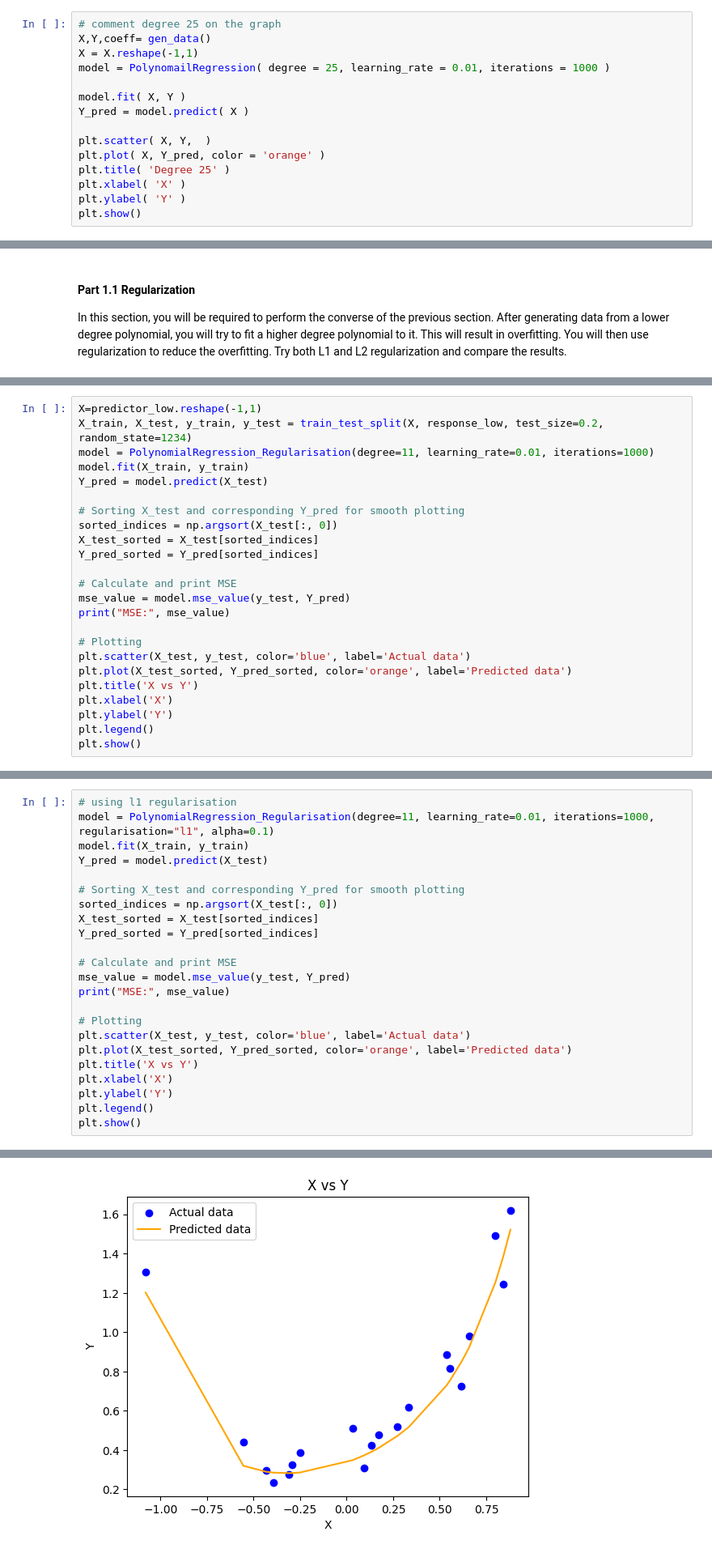
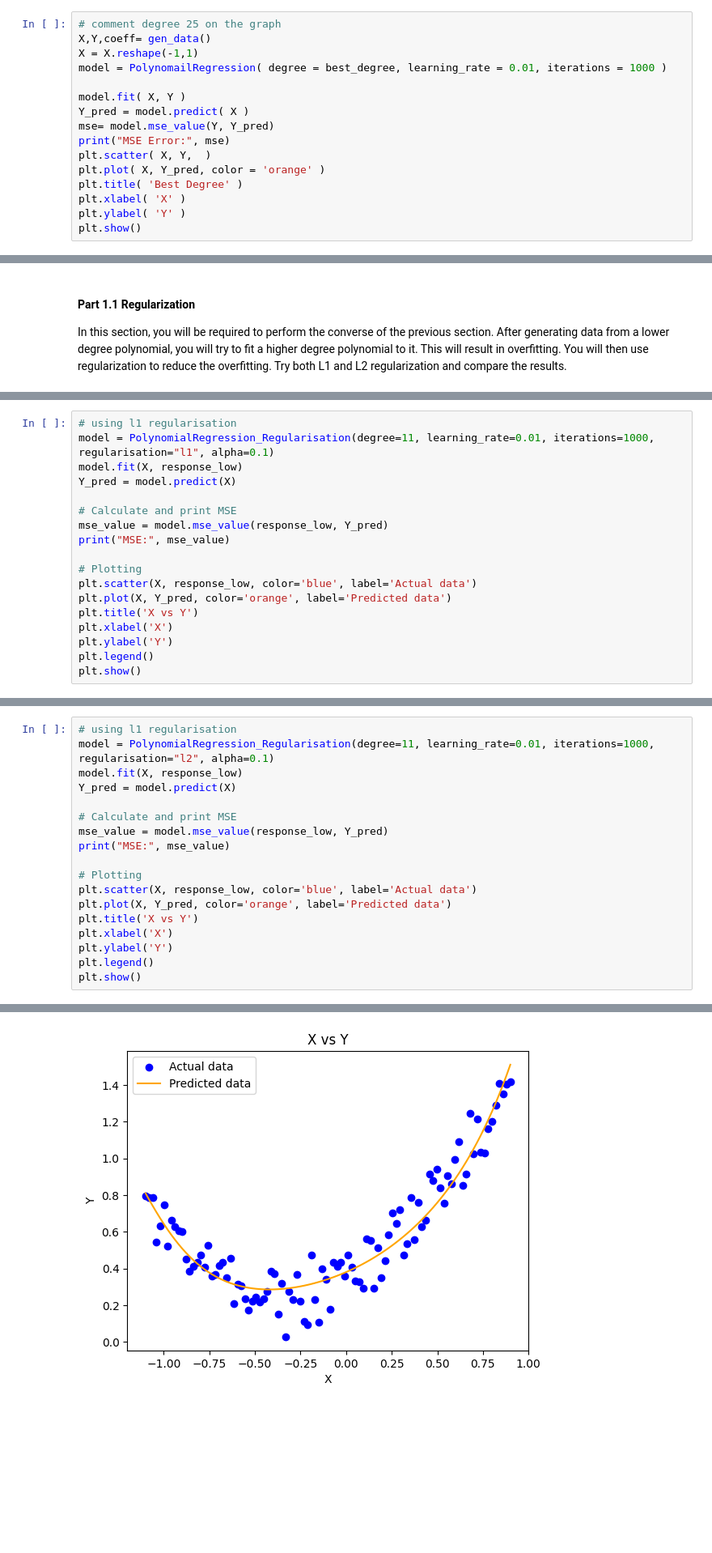
Before and after one commit to oops-moment/SMAI-SEM6, a Jupyter notebook: rollnumber_A1/rollnumber_A1_Q3/Q3.ipynb, the cells around one changed output, grey strips where cells are left out. Shown at 81% size. Drawn from its saved outputs; the diff is of its cells as text; blank space fills up the shorter version.

```diff
--- a/rollnumber_A1/rollnumber_A1_Q3/Q3.ipynb
+++ b/rollnumber_A1/rollnumber_A1_Q3/Q3.ipynb
@@ -218,14 +218,15 @@ Best Degree: 25, Min MSE: 0.015378120684430579
 # comment degree 25 on the graph
 X,Y,coeff= gen_data()
 X = X.reshape(-1,1)
-model = PolynomailRegression( degree = 25, learning_rate = 0.01, iterations = 1000 )
+model = PolynomailRegression( degree = best_degree, learning_rate = 0.01, iterations = 1000 )
 
 model.fit( X, Y )
 Y_pred = model.predict( X )
-
+mse= model.mse_value(Y, Y_pred)
+print("MSE Error:", mse)
 plt.scatter( X, Y,  )
 plt.plot( X, Y_pred, color = 'orange' )
-plt.title( 'Degree 25' )
+plt.title( 'Best Degree' )
 plt.xlabel( 'X' )
 plt.ylabel( 'Y' )
 plt.show()
@@ -336,22 +359,16 @@ plt.show()
 # %%
-X=predictor_low.reshape(-1,1)
-X_train, X_test, y_train, y_test = train_test_split(X, response_low, test_size=0.2, random_state=1234)
-model = PolynomialRegression_Regularisation(degree=11, learning_rate=0.01, iterations=1000)
-model.fit(X_train, y_train)
-Y_pred = model.predict(X_test)
-
-# Sorting X_test and corresponding Y_pred for smooth plotting
-sorted_indices = np.argsort(X_test[:, 0])
-X_test_sorted = X_test[sorted_indices]
-Y_pred_sorted = Y_pred[sorted_indices]
+# using l1 regularisation
+model = PolynomialRegression_Regularisation(degree=11, learning_rate=0.01, iterations=1000, regularisation="l1", alpha=0.1)
+model.fit(X, response_low)
+Y_pred = model.predict(X)
 
 # Calculate and print MSE
-mse_value = model.mse_value(y_test, Y_pred)
+mse_value = model.mse_value(response_low, Y_pred)
 print("MSE:", mse_value)
 
 # Plotting
-plt.scatter(X_test, y_test, color='blue', label='Actual data')
-plt.plot(X_test_sorted, Y_pred_sorted, color='orange', label='Predicted data')
+plt.scatter(X, response_low, color='blue', label='Actual data')
+plt.plot(X, Y_pred, color='orange', label='Predicted data')
 plt.title('X vs Y')
 plt.xlabel('X')
 plt.ylabel('Y')
@@ -363,21 +380,16 @@ MSE: 0.010891944204013024
 # %%
 # using l1 regularisation
-model = PolynomialRegression_Regularisation(degree=11, learning_rate=0.01, iterations=1000, regularisation="l1", alpha=0.1)
-model.fit(X_train, y_train)
-Y_pred = model.predict(X_test)
-
-# Sorting X_test and corresponding Y_pred for smooth plotting
-sorted_indices = np.argsort(X_test[:, 0])
-X_test_sorted = X_test[sorted_indices]
-Y_pred_sorted = Y_pred[sorted_indices]
+model = PolynomialRegression_Regularisation(degree=11, learning_rate=0.01, iterations=1000, regularisation="l2", alpha=0.1)
+model.fit(X, response_low)
+Y_pred = model.predict(X)
 
 # Calculate and print MSE
-mse_value = model.mse_value(y_test, Y_pred)
+mse_value = model.mse_value(response_low, Y_pred)
 print("MSE:", mse_value)
 
 # Plotting
-plt.scatter(X_test, y_test, color='blue', label='Actual data')
-plt.plot(X_test_sorted, Y_pred_sorted, color='orange', label='Predicted data')
+plt.scatter(X, response_low, color='blue', label='Actual data')
+plt.plot(X, Y_pred, color='orange', label='Predicted data')
 plt.title('X vs Y')
 plt.xlabel('X')
 plt.ylabel('Y')
@@ -388 +400 @@ MSE: 0.010976927444606058
-[figure, old version]
+[figure, new version]
```
Also changed, not shown: parts of 21 cells of this notebook, 5 other files.
